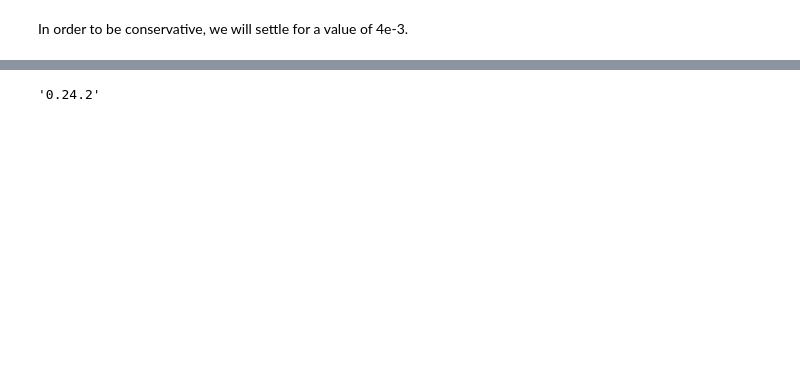
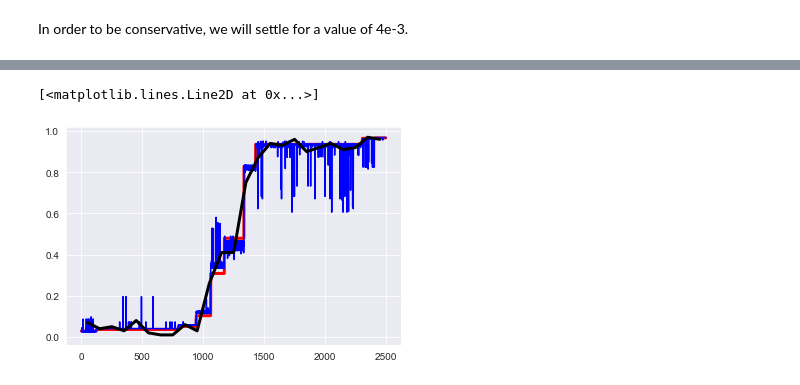
Before and after one commit to DimitriMisiak/Kaggle-Projects, a Jupyter notebook: toy-models/hyper-parameters-tuning-searchs.ipynb, the cells around one changed output, grey strips where cells are left out. Cells and saved outputs as stored; diff of their text form; code cells hidden in the pictures; blank space fills up the shorter version.

```diff
--- a/toy-models/hyper-parameters-tuning-searchs.ipynb
+++ b/toy-models/hyper-parameters-tuning-searchs.ipynb
@@ -247,22 +235,22 @@ In order to be conservative, we will settle for a value of 4e-3.
 # %%
 # creating a new sample to avoid leakage moons
 X, y = make_moons(
-    n_samples=1000, random_state=rng,
+    n_samples=10000, random_state=rng,
     noise=0.3
 )
 
 from sklearn.model_selection import train_test_split
-from sklearn.calibration import CalibrationDisplay
 
-# already
 X = StandardScaler().fit_transform(X)
 
 X_train, X_test, y_train, y_test = train_test_split(X, y, random_state=rng)
 
 eval_clf = DecisionTreeClassifier(ccp_alpha=4e-3)
-
 eval_clf.fit(X_train, y_train)
 
 
-
-disp = CalibrationDisplay.from_estimator(eval_clf, X_test, y_test)
+from sklearn.calibration import CalibratedClassifierCV
+# Gaussian Naive-Bayes with isotonic calibration
+clf_isotonic = CalibratedClassifierCV(eval_clf, cv=cv, method='isotonic')
+clf_isotonic.fit(X_train, y_train)
+prob_pos_isotonic = clf_isotonic.predict_proba(X_test)[:, 1]
@@ -271,6 +257,14 @@ ImportError: cannot import name 'CalibrationDisplay' from 'sklearn.calibration'
 # %%
-import sklearn
+prob_pos_clf = eval_clf.predict_proba(X_test)[:, 1]
+order = np.argsort(prob_pos_clf)
+# order = np.lexsort((prob_pos_isotonic, ))
-# %%
-sklearn.__version__
-# %% [output]
-'0.24.2'
+# %%
+plt.plot(prob_pos_clf[order], 'r', lw=3)
+plt.plot(prob_pos_isotonic[order], 'b')
+
+plt.plot(np.linspace(0, y_test.size, 51)[1::2],
+         y_test[order].reshape(25, -1).mean(1),
+         'k', linewidth=3, label=r'Empirical')
+# %% [output]
+[<matplotlib.lines.Line2D at 0x...>]
+[figure, added]
```
Also changed, not shown: parts of 8 cells of this notebook, 3 other files.
